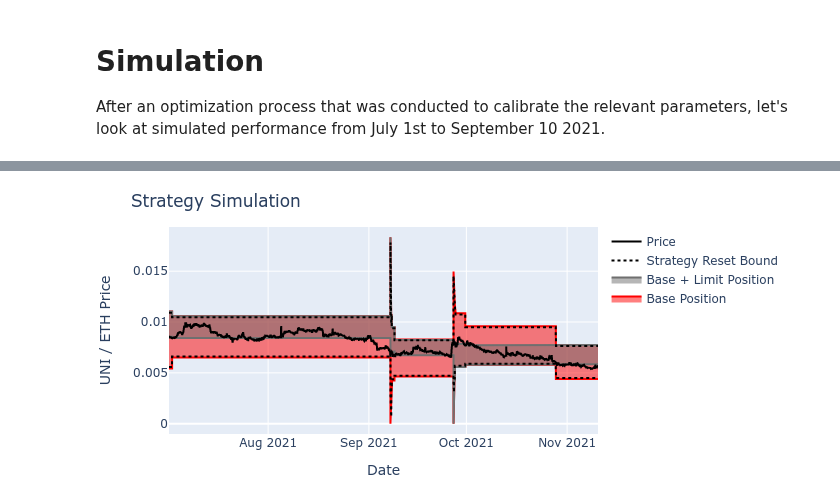
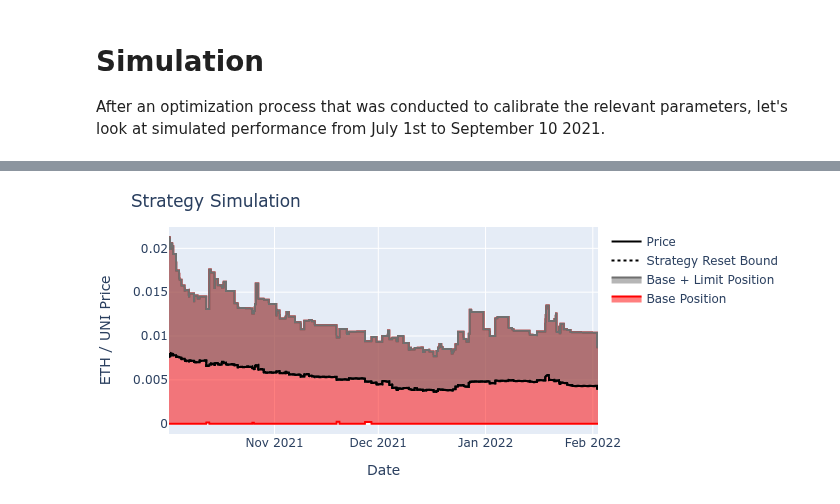
Before and after one commit to ricardgardella/active-strategy-framework, a Jupyter notebook: 3_Uniswap_Simulation.ipynb, the cells around one changed output, grey strips where cells are left out. Saved outputs shown, nothing was run; the diff lists cells and outputs as text; code cells hidden in the pictures.

```diff
--- a/3_Uniswap_Simulation.ipynb
+++ b/3_Uniswap_Simulation.ipynb
@@ -22,9 +22,12 @@ import arch
 from matplotlib import pyplot
 from statsmodels.graphics.tsaplots import plot_acf
 import scipy
+import os
+import multiprocessing
 
 # Create config.py in this directory and enter your own Bitquery API Token
 import config
+os.environ["GOOGLE_APPLICATION_CREDENTIALS"] = config.GOOGLE_SERVICE_AUTH_JSON
 
 #################
 #
@@ -33,25 +36,29 @@ import config
 ################
 
 # Get Swap Data
-DOWNLOAD_DATA      = False
-address            = '0x1d42064fc4beb5f8aaf85f4617ae8b3b5b8bd801'
-token_0_address    = '0x1f9840a85d5af5bf1d1762f925bdaddc4201f984'
-token_1_address    = '0xc02aaa39b223fe8d0a0e5c4f27ead9083c756cc2'
-flipside_query     = ['https://api.flipsidecrypto.com/api/v2/queries/cf3afda2-da98-4827-8666-38efcfeac881/data/latest']
+DOWNLOAD_DATA         = True
+uni_pool_address      = '0x1d42064fc4beb5f8aaf85f4617ae8b3b5b8bd801'
+eth_usdc_pooL_address = '0x8ad599c3a0ff1de082011efddc58f1908eb6e6d8'
+decimals_0            = 18
+decimals_1            = 18
+decimals_0_eth_usdc   = 6
+decimals_1_eth_usdc   = 18
 
 # Price data for theThese must be month ends
 price_data_begin   = '2020-12-31'
-price_data_end     = '2021-12-31'
+price_data_end     = '2022-12-31'
 file_name          = 'eth_uni'
-file_name_usd_0    = 'usdc_uni'
 file_name_usd_1    = 'usdc_eth'
 
-swap_data          = GetPoolData.get_pool_data_flipside(address,flipside_query,file_name,DOWNLOAD_DATA)
-price_data         = GetPoolData.get_price_data_bitquery(token_0_address,token_1_address,price_data_begin,price_data_end,config.BITQUERY_API_TOKEN,file_name,DOWNLOAD_DATA)
-price_data         = price_data.drop(price_data[price_data.quotePrice > .9].index) # Strange price observations on July 19 2021
-token_1_usd_data   = GetPoolData.get_price_usd_data_bitquery(token_1_address,price_data_begin,price_data_end,config.BITQUERY_API_TOKEN,file_name+' USD Price',DOWNLOAD_DATA=DOWNLOAD_DATA)
-token_0_usd_data   = price_data.join(token_1_usd_data['quotePrice'],rsuffix='_eth')
-token_0_usd_data['quotePrice'] = token_0_usd_data['quotePrice_eth'] / token_0_usd_data['quotePrice']
+uni_pool_data      = GetPoolData.get_pool_data_bigquery(uni_pool_address,price_data_begin,price_data_end,decimals_0,decimals_1)
+eth_usdc_pool_data = GetPoolData.get_pool_data_bigquery(eth_usdc_pooL_address,price_data_begin,price_data_end,decimals_0_eth_usdc,decimals_1_eth_usdc)
+
+# ETH USDC price in quotePrice is expressed as ETH / USDC
+# Let's generate UNI / USD price as token_0_usd_data
+# So need  UNI / ETH ÷ ETH / USDC
+eth_usdc_pool_data['quotePrice_eth'] = eth_usdc_pool_data['quotePrice']
+token_0_usd_data                   = pd.merge(ActiveStrategyFramework.aggregate_price_data(uni_pool_data,'M'),eth_usdc_pool_data['quotePrice_eth'],left_index=True,right_index=True, how='left').ffill()
+token_0_usd_data['quotePrice']     = token_0_usd_data['quotePrice_eth'] / token_0_usd_data['quotePrice']
 # %% [markdown]
 # Data Analysis
 
@@ -189,10 +232,10 @@ pd.DataFrame(sim_performance)
 # %%
-SELECTED_STRATEGY                         = 2
-resulting_strat                           = sim_results[SELECTED_STRATEGY]
-resulting_data                            = ActiveStrategyFramework.generate_simulation_series(resulting_strat,AR_Strategy,token_0_usd_data=token_0_usd_data_filtered)
-p = ActiveStrategyFramework.plot_strategy(resulting_data,'UNI / ETH Price')
+SELECTED_STRATEGY  = 12
+resulting_data     = sim_results[SELECTED_STRATEGY]['sim_data']
+# resulting_data                            = ActiveStrategyFramework.generate_simulation_series(resulting_strat,AR_Strategy,token_0_usd_data=token_0_usd_data_filtered)
+p = ActiveStrategyFramework.plot_strategy(resulting_data,'ETH / UNI Price')
 # %% [output]
-[figure, old version]
+[figure, new version]
 # %%
 p = ActiveStrategyFramework.plot_position_value(resulting_data)
 # %% [output]
```
Also changed, not shown: parts of 10 cells of this notebook, 5 other files.
